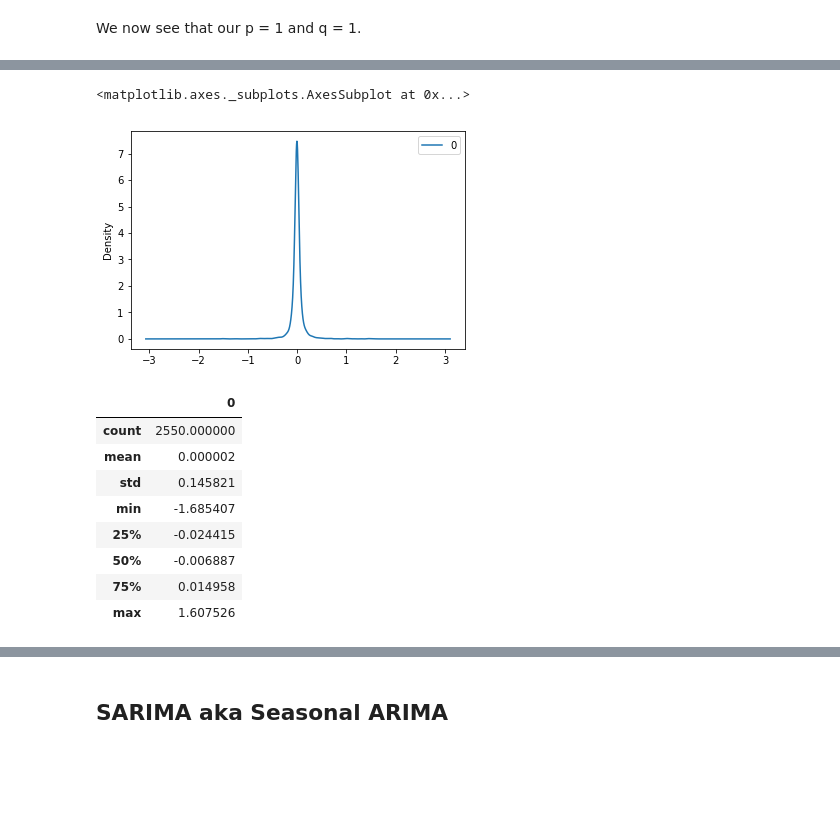
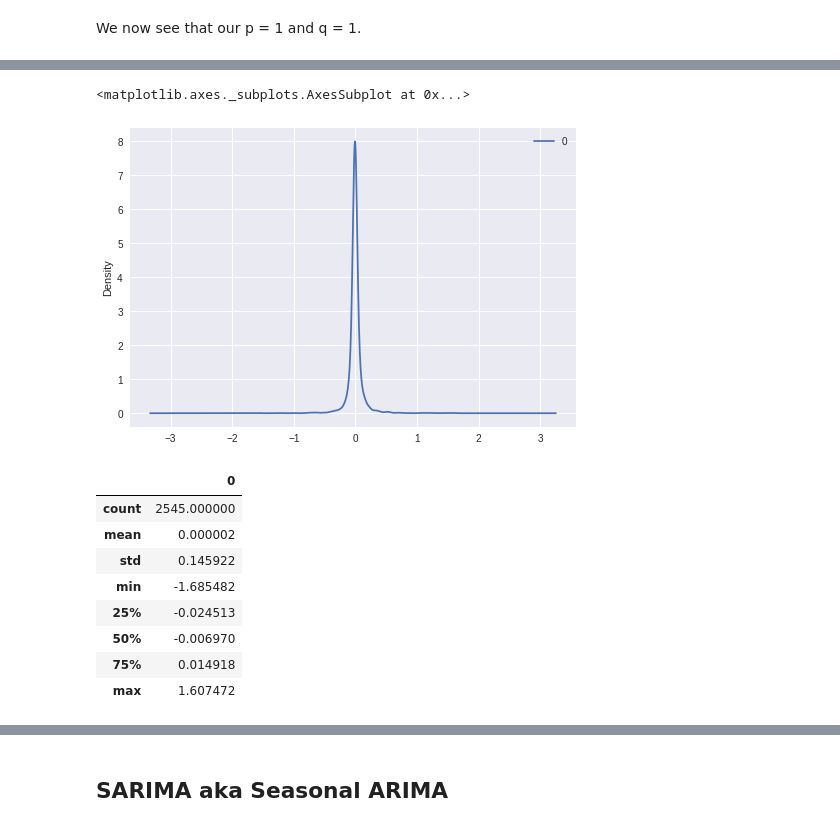
Before and after one commit to dron-dronych/exchange_rate_forecast, a Jupyter notebook: analysis.ipynb, the cells around one changed output, grey strips where cells are left out. Cells and saved outputs as stored; diff of their text form; code cells hidden in the pictures; blank space fills up the shorter version.

```diff
--- a/analysis.ipynb
+++ b/analysis.ipynb
@@ -8,0 +12,3 @@ import statsmodels.api as sm
+# %%
+%matplotlib inline
+plt.style.use('seaborn')
@@ -249,9 +261,25 @@ fig = sm.graphics.tsa.plot_pacf(er1diff.values, lags=25, ax=ax2)
 # %% [markdown]
 We now see that our p = 1 and q = 1.
+# %%
+def ts_train_test_split(data, test_size):
+    """
+    Do the train-test split of a series
+
+    Arguments:
+    data -- time series array
+    test_size -- float (between 0 and 1)
+
+    Returns:
+    train subset of data
+    test subset of data
+    """
+    assert test_size >= 0 and test_size < 1
+    return data[:int(data.shape[0] * (1-test_size))], data[int(data.shape[0] * (1-test_size)):]
+# %%
+train, test = ts_train_test_split(df['USD'], 0.18)
 # %%
-train = df['USD']['2010':'2016']
 arima = sm.tsa.ARIMA(train, order=(1,1,1), freq='D')
-arima = arima.fit()
+arima_results = arima.fit()
 # %%
 plt.figure(figsize=(15,6))
 plt.subplot(121)
@@ -266,19 +312,19 @@ print(arima.summary())
 # %%
-residuals = pd.DataFrame(arima.resid)
+residuals = pd.DataFrame(arima_results.resid)
 residuals.plot(kind='kde')
 # %% [output]
 <matplotlib.axes._subplots.AxesSubplot at 0x...>
-[figure, old version]
+[figure, new version]
 # %%
 residuals.describe()
 # %% [output]
 |  | 0 |
-| count | 2550.000000 |
+| count | 2545.000000 |
 | mean | 0.000002 |
-| std | 0.145821 |
-| min | -1.685407 |
-| 25% | -0.024415 |
-| 50% | -0.006887 |
-| 75% | 0.014958 |
-| max | 1.607526 |
+| std | 0.145922 |
+| min | -1.685482 |
+| 25% | -0.024513 |
+| 50% | -0.006970 |
+| 75% | 0.014918 |
+| max | 1.607472 |
 # %%
```
Also changed, not shown: parts of 51 cells of this notebook, 1 other file.
